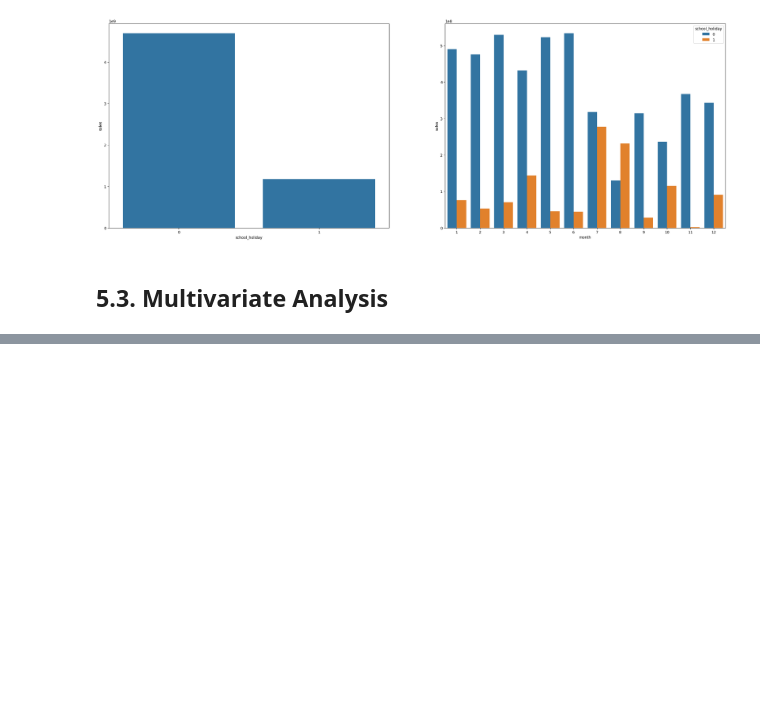
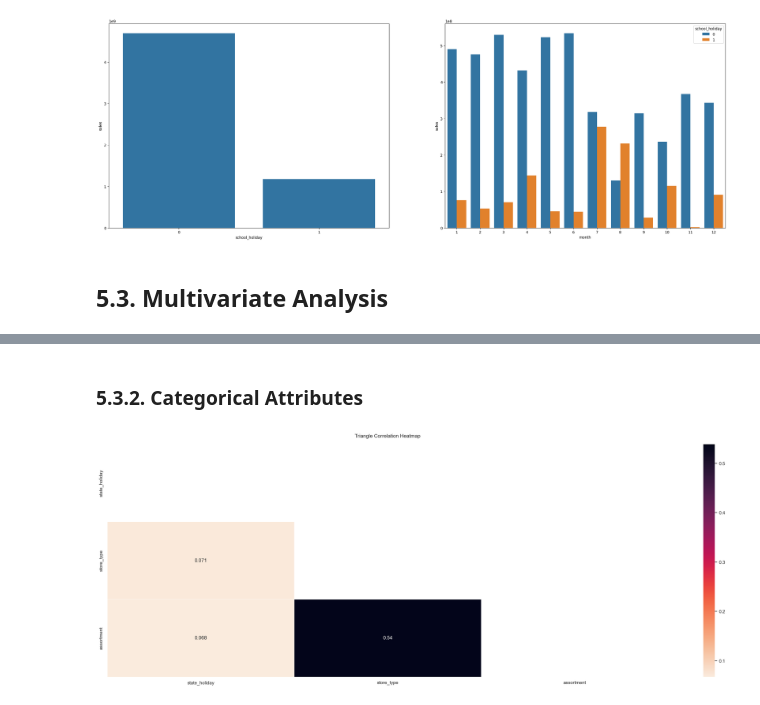
Before and after one commit to lfaferreira/predict-rossmann-store-sales, a Jupyter notebook: rossmann_store_sales_prediction.ipynb, the cells around one changed output, grey strips where cells are left out. Saved outputs shown, nothing was run; the diff lists cells and outputs as text; code cells hidden in the pictures; blank space fills up the shorter version.

```diff
--- a/rossmann_store_sales_prediction.ipynb
+++ b/rossmann_store_sales_prediction.ipynb
@@ -76,3 +96,16 @@ def plot_numerical_distribution(data):
+# %%
+def cramer_v(x, y):
+    cm = pd.crosstab(x, y).values
+    n = cm.sum()
+    r, k = cm.shape
+
+    chi2 = stats.chi2_contingency(cm)[0]
+
+    chi2corr = max(0, chi2 - (k-1)*(r-1)/(n-1))
+    kcorr = k - (k-1)**2/(n-1)
+    rcorr = r - (r-1)**2/(n-1)
+
+    return np.sqrt((chi2corr/n) / (min(kcorr-1, rcorr-1)))
 # %% [markdown]
 ## 0.3. Loading Data
 # %%
@@ -889,0 +931,26 @@ sns.barplot(x='month', y='sales', hue='school_holiday', data=aux2)
+# %% [markdown]
+### 5.3.2. Categorical Attributes
+# %%
+cat_attributes = get_categorical_attributes(df4)
+
+a1 = cramer_v(cat_attributes['state_holiday'], cat_attributes['state_holiday'])
+a2 = cramer_v(cat_attributes['state_holiday'], cat_attributes['store_type'])
+a3 = cramer_v(cat_attributes['state_holiday'], cat_attributes['assortment'])
+
+a4 = cramer_v(cat_attributes['store_type'], cat_attributes['state_holiday'])
+a5 = cramer_v(cat_attributes['store_type'], cat_attributes['store_type'])
+a6 = cramer_v(cat_attributes['store_type'], cat_attributes['assortment'])
+
+a7 = cramer_v(cat_attributes['assortment'], cat_attributes['state_holiday'])
+a8 = cramer_v(cat_attributes['assortment'], cat_attributes['store_type'])
+a9 = cramer_v(cat_attributes['assortment'], cat_attributes['assortment'])
+
+cat_df = pd.DataFrame({'state_holiday': [a1, a2, a3],
+                       'store_type': [a4, a5, a6],
+                       'assortment': [a7, a8, a9]})
+
+cat_df = cat_df.set_index(cat_df.columns)
+
+plot_triangle_correlation_heatmap(cat_df)
+# %% [output]
+[figure, added]
```
Also changed, not shown: parts of 10 cells of this notebook.
